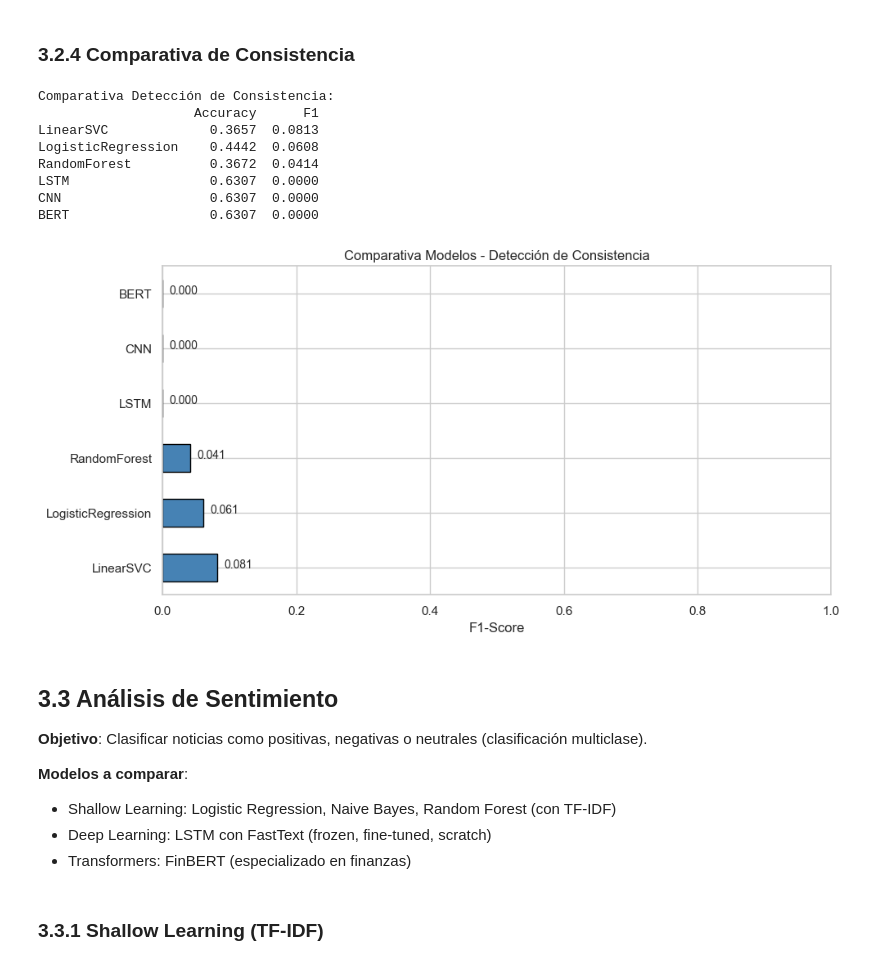
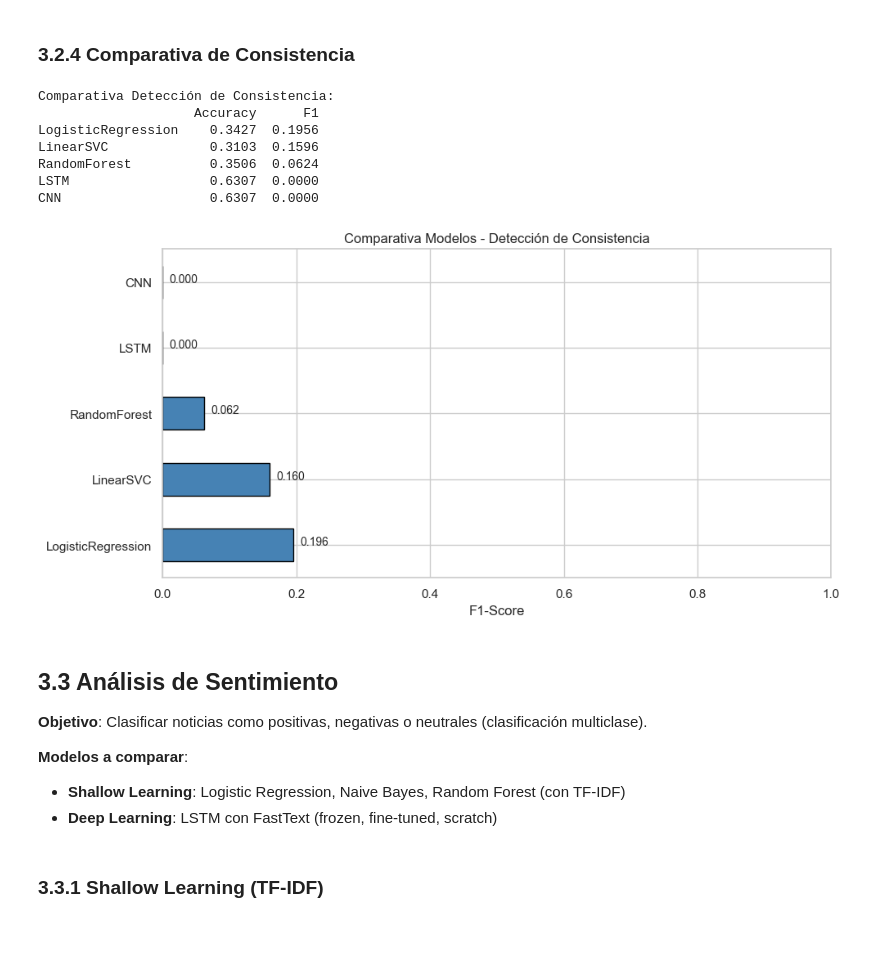
Before and after one commit to Ibonarambarri/NLP_TrabajoFinal, a Jupyter notebook: notebook.ipynb, the cells around one changed output. Saved outputs shown, nothing was run; the diff lists cells and outputs as text; code cells hidden in the pictures; blank space fills up the shorter version.

```diff
--- a/notebook.ipynb
+++ b/notebook.ipynb
@@ -1528,45 +1351,43 @@ Entrenando BERT para Consistencia...
 ### 3.2.4 Comparativa de Consistencia
 # %%
 # Consolidar resultados de consistencia
-all_cons_results = {**shallow_results, **deep_results, 'BERT': bert_results}
+all_cons_results = {**shallow_results, **deep_results}
 df_cons = pd.DataFrame(all_cons_results).T.sort_values('F1', ascending=False)
 
 print('Comparativa Detección de Consistencia:')
 print(df_cons.round(4))
 
 # Visualización
 fig, ax = plt.subplots(figsize=(10, 5))
 df_cons['F1'].plot(kind='barh', ax=ax, color='steelblue', edgecolor='black')
 ax.set_xlabel('F1-Score')
 ax.set_title('Comparativa Modelos - Detección de Consistencia')
 ax.set_xlim(0, 1)
 for i, v in enumerate(df_cons['F1']):
     ax.text(v + 0.01, i, f'{v:.3f}')
 plt.tight_layout()
 plt.savefig('charts/consistency_comparison.png', dpi=150)
 plt.show()
 
 # Guardar resultados
 df_cons.to_csv('models/consistency_results.csv')
 # %% [output]
 Comparativa Detección de Consistencia:
                     Accuracy      F1
-LinearSVC             0.3657  0.0813
-LogisticRegression    0.4442  0.0608
-RandomForest          0.3672  0.0414
+LogisticRegression    0.3427  0.1956
+LinearSVC             0.3103  0.1596
+RandomForest          0.3506  0.0624
 LSTM                  0.6307  0.0000
 CNN                   0.6307  0.0000
-BERT                  0.6307  0.0000
-[figure, old version]
+[figure, new version]
 # %% [markdown]
 ## 3.3 Análisis de Sentimiento
 
 **Objetivo**: Clasificar noticias como positivas, negativas o neutrales (clasificación multiclase).
 
 **Modelos a comparar**:
-- Shallow Learning: Logistic Regression, Naive Bayes, Random Forest (con TF-IDF)
-- Deep Learning: LSTM con FastText (frozen, fine-tuned, scratch)
-- Transformers: FinBERT (especializado en finanzas)
+- **Shallow Learning**: Logistic Regression, Naive Bayes, Random Forest (con TF-IDF)
+- **Deep Learning**: LSTM con FastText (frozen, fine-tuned, scratch)
 # %% [markdown]
 ### 3.3.1 Shallow Learning (TF-IDF)
 # %%
```
Also changed, not shown: parts of 22 cells of this notebook, 10 other files.
